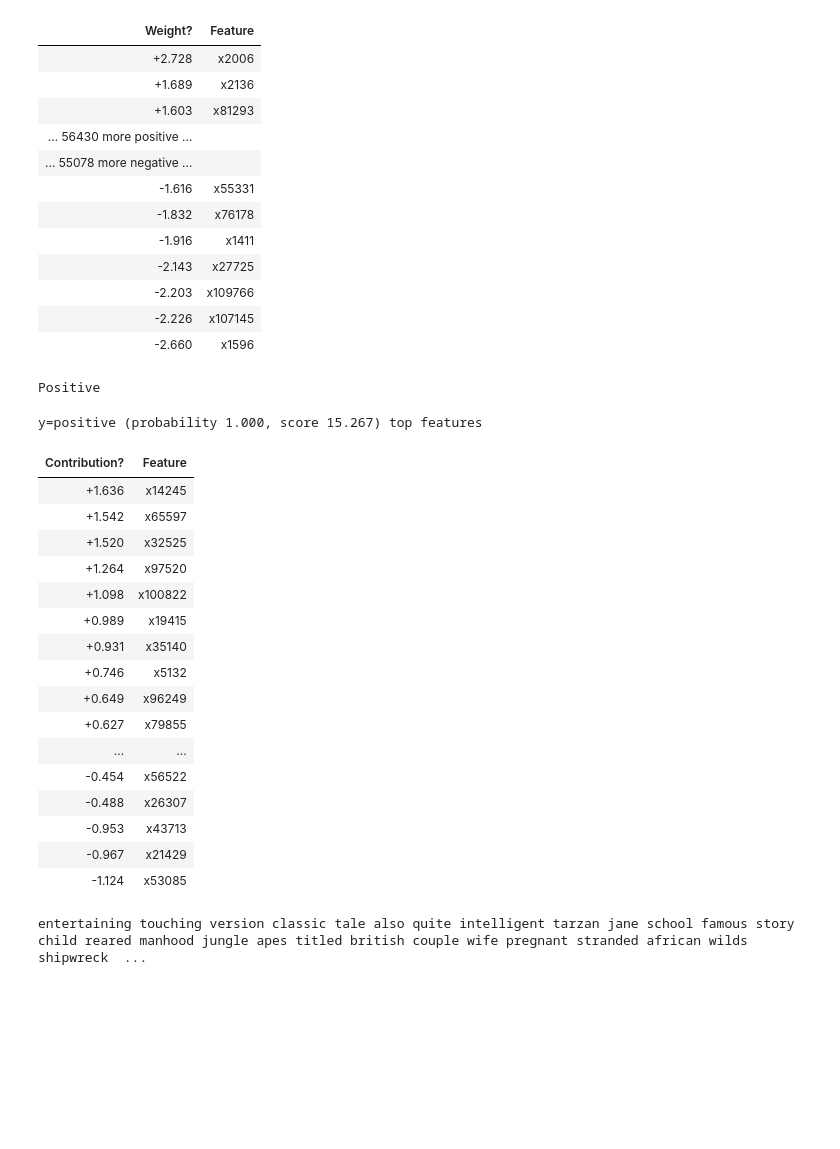
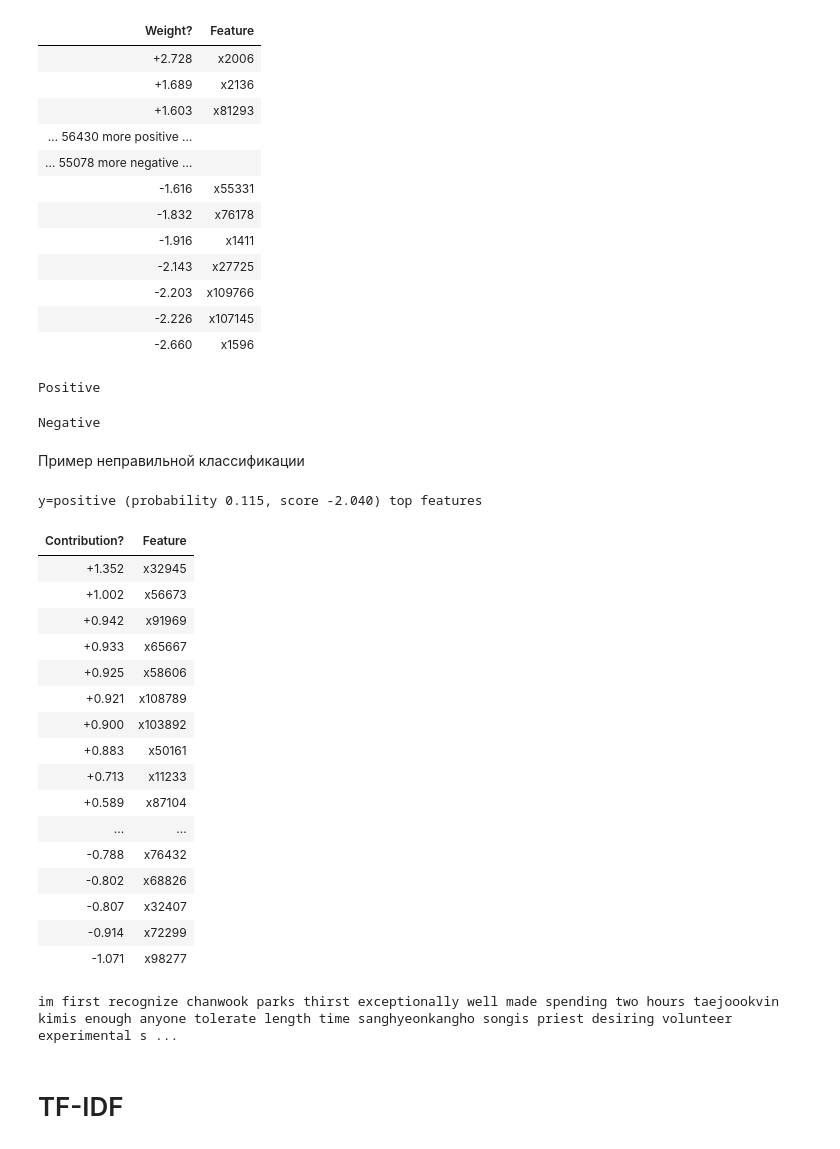
Before and after one commit to aspushkarev/GB-NLP, a Jupyter notebook: Sentiment _Analysis/NLP_Pushkarev_HW6.ipynb, the cells around one changed output. Drawn from its saved outputs; the diff is of its cells as text; code cells hidden in the pictures; blank space fills up the shorter version.

```diff
--- a/Sentiment _Analysis/NLP_Pushkarev_HW6.ipynb
+++ b/Sentiment _Analysis/NLP_Pushkarev_HW6.ipynb
@@ -253,27 +247,49 @@ y=1 top features
 | -2.226 | x107145 |
 | -2.660 | x1596 |
 # %%
-print('Positive' if test_df['is_positive'].iloc[1] else 'Negative')
-eli5.show_prediction(classifier, test_df['review'].iloc[1], vec=vectorizer,
-                     targets=['positive'], target_names=['negative', 'positive'])
+def print_pred(idx):
+    print('Positive' if test_df['is_positive'].iloc[idx] else 'Negative')
+    eli5.show_prediction(classifier, test_df['review'].iloc[1], vec=vectorizer,
+                        targets=['positive'], target_names=['negative', 'positive'])
-# %% [output]
-Positive
-y=positive (probability 1.000, score 15.267) top features
-| Contribution? | Feature |
-| +1.636 | x14245 |
-| +1.542 | x65597 |
-| +1.520 | x32525 |
-| +1.264 | x97520 |
-| +1.098 | x100822 |
-| +0.989 | x19415 |
-| +0.931 | x35140 |
-| +0.746 | x5132 |
-| +0.649 | x96249 |
-| +0.627 | x79855 |
-| ... | ... |
-| -0.454 | x56522 |
-| -0.488 | x26307 |
-| -0.953 | x43713 |
-| -0.967 | x21429 |
-| -1.124 | x53085 |
-entertaining touching version classic tale also quite intelligent tarzan jane school famous story child reared manhood jungle apes titled british couple wife pregnant stranded african wilds shipwreck  ...
+# %%
+print_pred(1)
+# %% [output]
+Positive
+# %%
+print_pred(6)
+# %% [output]
+Negative
+# %% [markdown]
+Пример неправильной классификации
+# %%
+preds_vount_vect = model.predict(test_df['review'])
+
+incorrect_pred_index = np.random.choice(np.where(preds_vount_vect != test_df['is_positive'])[0])
+
+eli5.show_prediction(classifier,
+                     test_df['review'].iloc[incorrect_pred_index],
+                     vec=vectorizer,
+                     targets=['positive'],
+                     target_names=['negative', 'positive'])
+# %% [output]
+y=positive (probability 0.115, score -2.040) top features
+| Contribution? | Feature |
+| +1.352 | x32945 |
+| +1.002 | x56673 |
+| +0.942 | x91969 |
+| +0.933 | x65667 |
+| +0.925 | x58606 |
+| +0.921 | x108789 |
+| +0.900 | x103892 |
+| +0.883 | x50161 |
+| +0.713 | x11233 |
+| +0.589 | x87104 |
+| ... | ... |
+| -0.788 | x76432 |
+| -0.802 | x68826 |
+| -0.807 | x32407 |
+| -0.914 | x72299 |
+| -1.071 | x98277 |
+im first recognize chanwook parks thirst exceptionally well made spending two hours taejoookvin kimis enough anyone tolerate length time sanghyeonkangho songis priest desiring volunteer experimental s ...
+# %% [markdown]
+# TF-IDF
```
Also changed, not shown: parts of 44 cells of this notebook.
